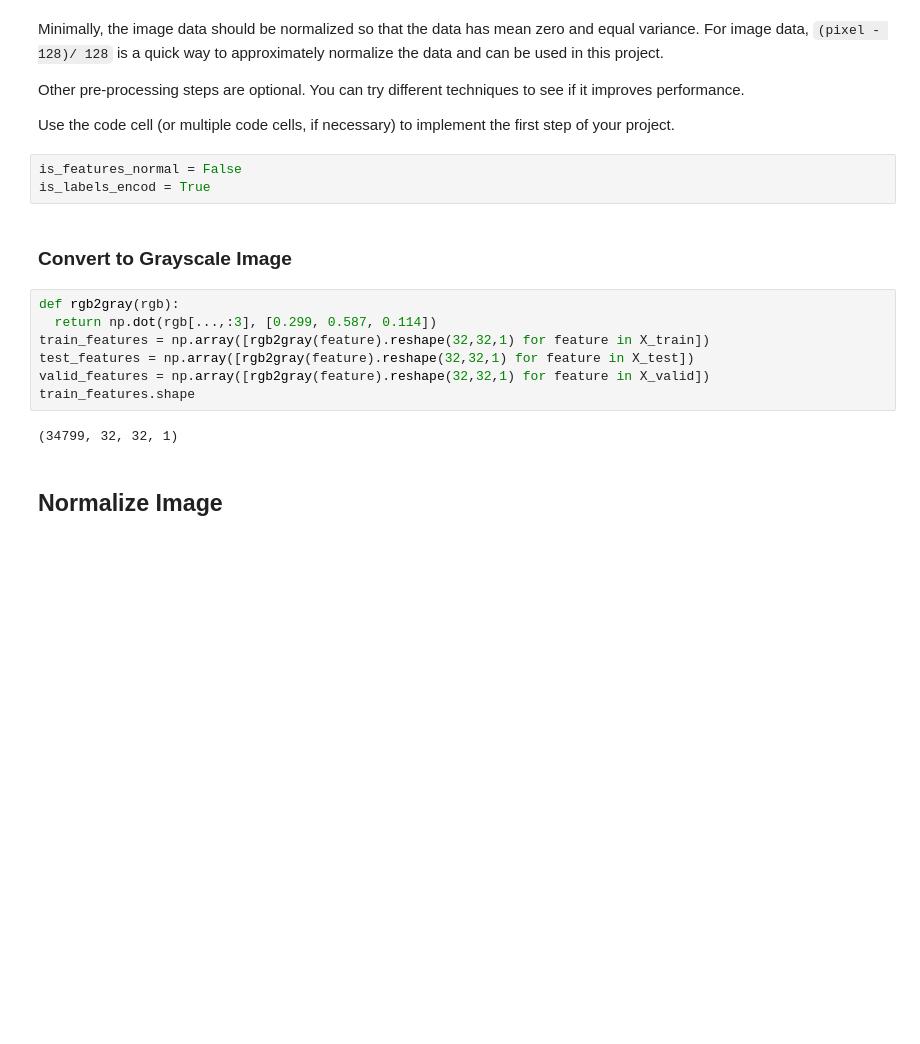
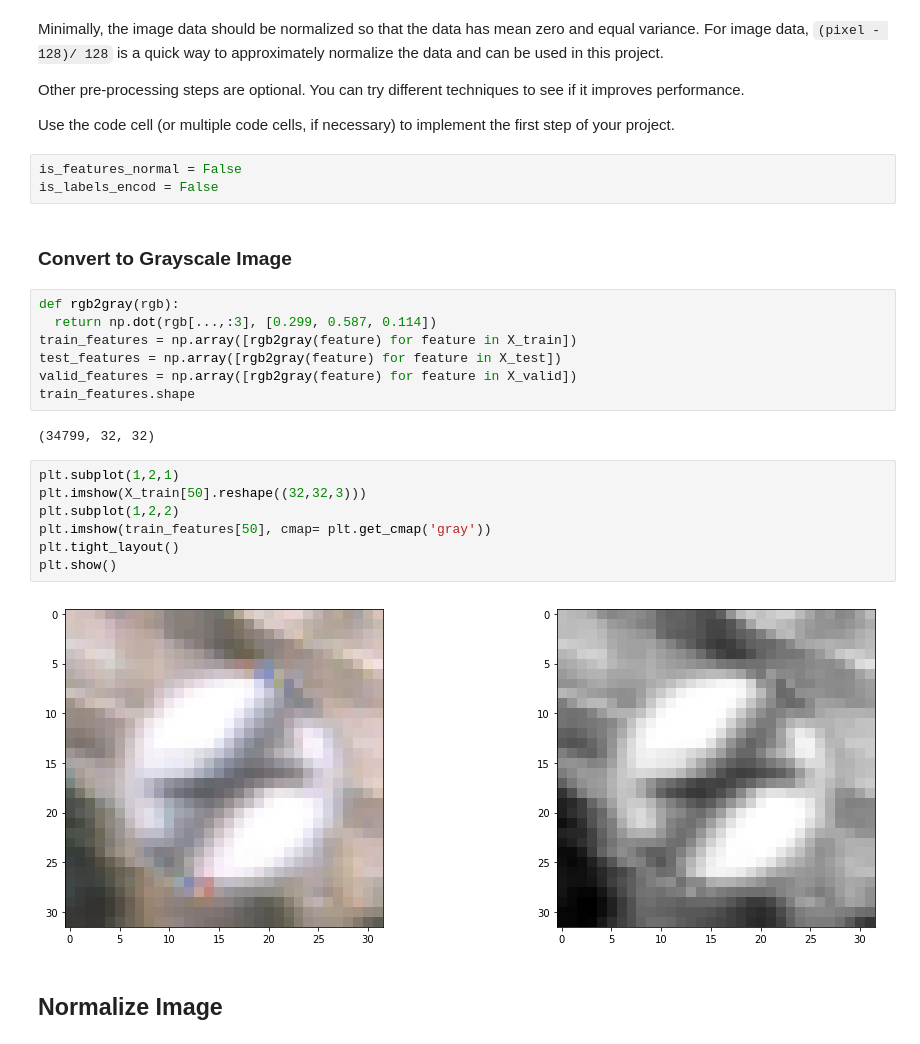
Before and after one commit to allaydesai/Car-Traffic-Sign-Classifier, a Jupyter notebook: Traffic_Sign_Classifier.ipynb, the cells around one changed output. Cells and saved outputs as stored; diff of their text form; blank space fills up the shorter version.

```diff
--- a/Traffic_Sign_Classifier.ipynb
+++ b/Traffic_Sign_Classifier.ipynb
@@ -163,18 +159,27 @@ Other pre-processing steps are optional. You can try different techniques to see
 Use the code cell (or multiple code cells, if necessary) to implement the first step of your project.
 # %%
 is_features_normal = False
-is_labels_encod = True
+is_labels_encod = False
 # %% [markdown]
 ### Convert to Grayscale Image
 # %%
 def rgb2gray(rgb):
   return np.dot(rgb[...,:3], [0.299, 0.587, 0.114])
-train_features = np.array([rgb2gray(feature).reshape(32,32,1) for feature in X_train])
-test_features = np.array([rgb2gray(feature).reshape(32,32,1) for feature in X_test])
-valid_features = np.array([rgb2gray(feature).reshape(32,32,1) for feature in X_valid])
+train_features = np.array([rgb2gray(feature) for feature in X_train])
+test_features = np.array([rgb2gray(feature) for feature in X_test])
+valid_features = np.array([rgb2gray(feature) for feature in X_valid])
 train_features.shape
 # %% [output]
-(34799, 32, 32, 1)
+(34799, 32, 32)
+# %%
+plt.subplot(1,2,1)
+plt.imshow(X_train[50].reshape((32,32,3)))
+plt.subplot(1,2,2)
+plt.imshow(train_features[50], cmap= plt.get_cmap('gray'))
+plt.tight_layout()
+plt.show()
+# %% [output]
+[figure, added]
 # %% [markdown]
 ## Normalize Image
 # %%
```
Also changed, not shown: parts of 20 cells of this notebook, 7 other files.
